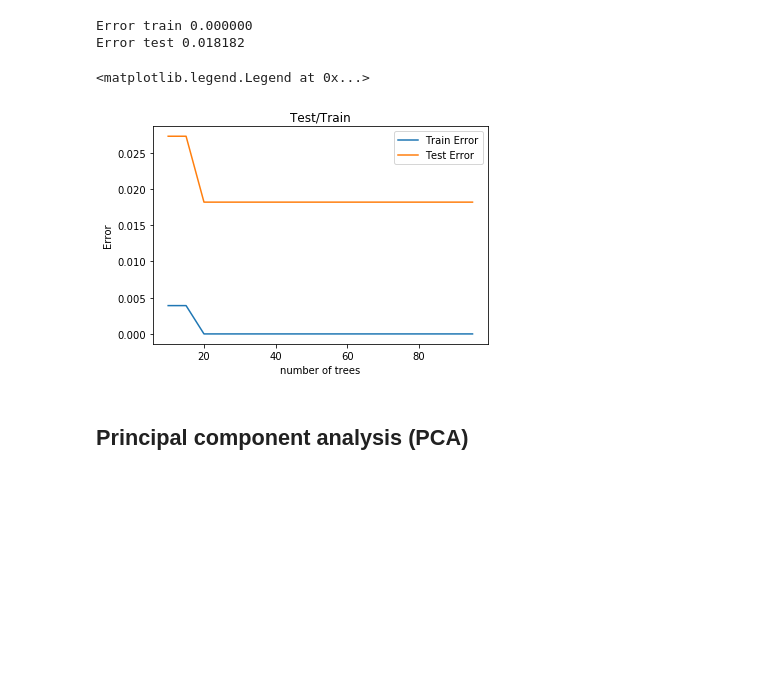
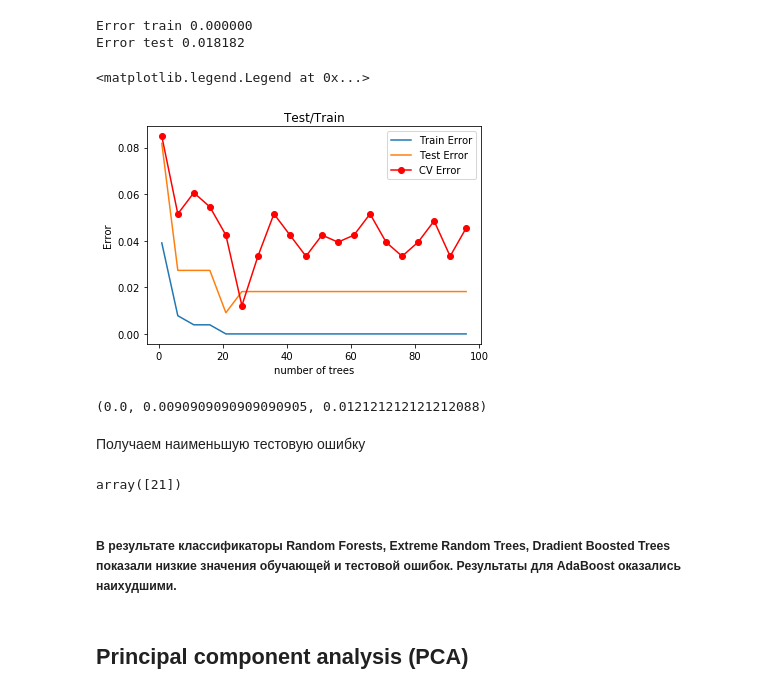
Before and after one commit to lobiviam/methods-of-data-analysis, a Jupyter notebook: Dermatology.ipynb, the cells around one changed output. Saved outputs shown, nothing was run; the diff lists cells and outputs as text; code cells hidden in the pictures; blank space fills up the shorter version.

```diff
--- a/Dermatology.ipynb
+++ b/Dermatology.ipynb
@@ -1291,14 +1312,19 @@ Error test 0.181818
 # %%
-ada_errs_train, ada_errs_test = [], []
-n_estim = np.arange(1, 100,5)
+ada_errs_train, ada_errs_test,ada_errs_cv = [], [], []
+n_estim = np.arange(1, 50,1)
 for n in n_estim:
     ada = ensemble.AdaBoostClassifier(n_estimators=n, random_state=123)
     ada.fit(X_train, y_train)
     ada_errs_train.append( np.mean(y_train != ada.predict(X_train)))
     ada_errs_test.append(np.mean(y_test  != ada.predict(X_test)))
 
+    cross_val = ShuffleSplit(n_splits=3, test_size=0.3)
+    accuracy = cross_val_score(ada, X, y, cv=cross_val, scoring='accuracy')
+    ada_errs_cv.append(1-accuracy.mean())
+
 plt.plot(n_estim,ada_errs_train,'b-o', label='Train Error')
 plt.plot(n_estim,ada_errs_test,'g-o', label='Test Error')
+plt.plot(n_estim, ada_errs_cv,'r-o', label='CV Error')
 plt.title('Test/Train')
 plt.xlabel('number of trees')
 plt.ylabel('Error')
@@ -1328,25 +1374,47 @@ print('Error train %f \nError test %f'
 Error train 0.000000
 Error test 0.018182
 # %%
-gbt_errs_train, gbt_errs_test = [], []
+gbt_errs_train, gbt_errs_test, gbt_errs_cv = [], [], []
 n_estim = np.arange(1, 100, 5)
 for n in n_estim:
     gbt = ensemble.GradientBoostingClassifier(n_estimators=n)
     gbt.fit(X_train, y_train)
     gbt_errs_train.append( np.mean(y_train != gbt.predict(X_train)))
     gbt_errs_test.append(np.mean(y_test  != gbt.predict(X_test)))
 
+    cross_val = ShuffleSplit(n_splits=3, test_size=0.3)
+    accuracy = cross_val_score(gbt, X, y, cv=cross_val, scoring='accuracy')
+    gbt_errs_cv.append(1-accuracy.mean())
+
 
 
 plt.plot(n_estim,gbt_errs_train, label='Train Error')
 plt.plot(n_estim,gbt_errs_test, label='Test Error')
+plt.plot(n_estim, gbt_errs_cv,'r-o', label='CV Error')
 plt.title('Test/Train')
 plt.xlabel('number of trees')
 plt.ylabel('Error')
 plt.legend()
 # %% [output]
 <matplotlib.legend.Legend at 0x...>
-[figure, old version]
+[figure, new version]
+# %%
+gbt_min_train_err = np.min(gbt_errs_train)
+gbt_min_test_err = np.min(gbt_errs_test)
+gbt_min_errs_cv  = np.min(gbt_errs_cv)
+
+print(gbt_min_train_err, gbt_min_test_err, gbt_min_errs_cv)
+# %% [output]
+(0.0, 0.0090909090909090905, 0.012121212121212088)
+# %% [markdown]
+Получаем наименьшую тестовую ошибку
+# %%
+gbt_best_n_estimators = n_estim[gbt_errs_test == gbt_min_test_err]
+gbt_best_n_estimators
+# %% [output]
+array([21])
+# %% [markdown]
+##### В результате классификаторы Random Forests, Extreme Random Trees, Dradient Boosted Trees показали низкие значения обучающей и тестовой ошибок. Результаты для AdaBoost оказались наихудшими.
 # %% [markdown]
 ## Principal component analysis (PCA)
 # %% [markdown]
```
Also changed, not shown: parts of 31 cells of this notebook.
